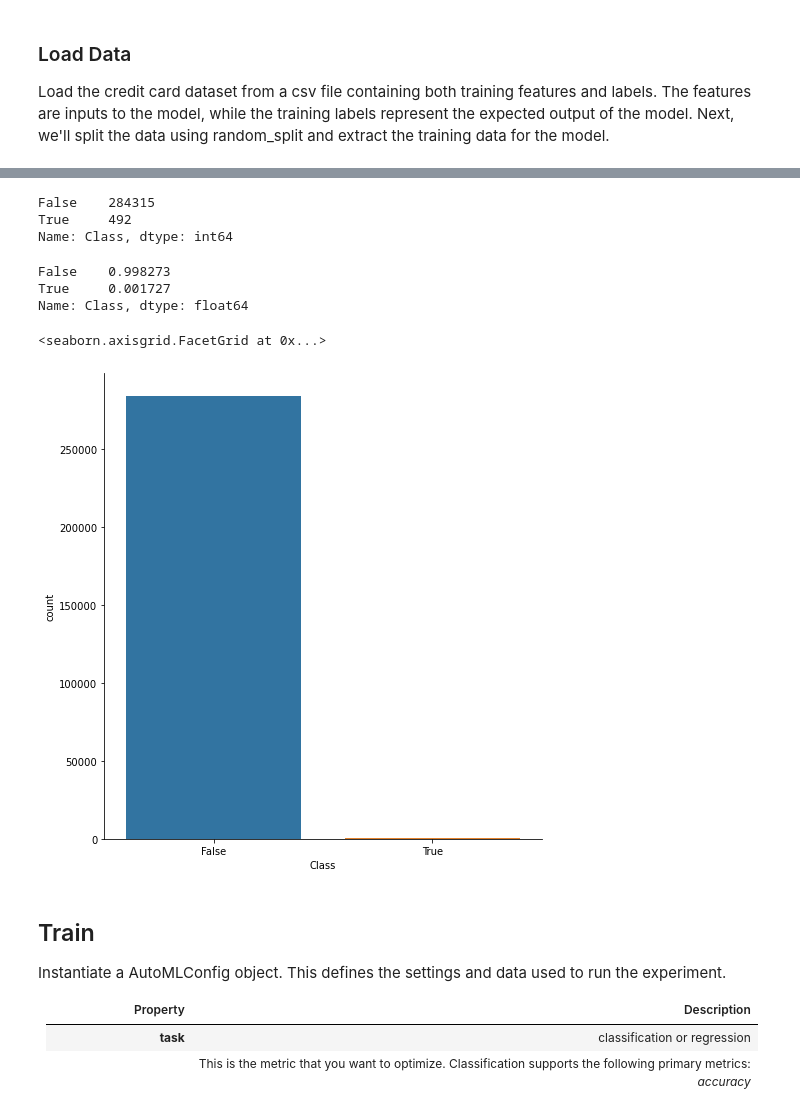
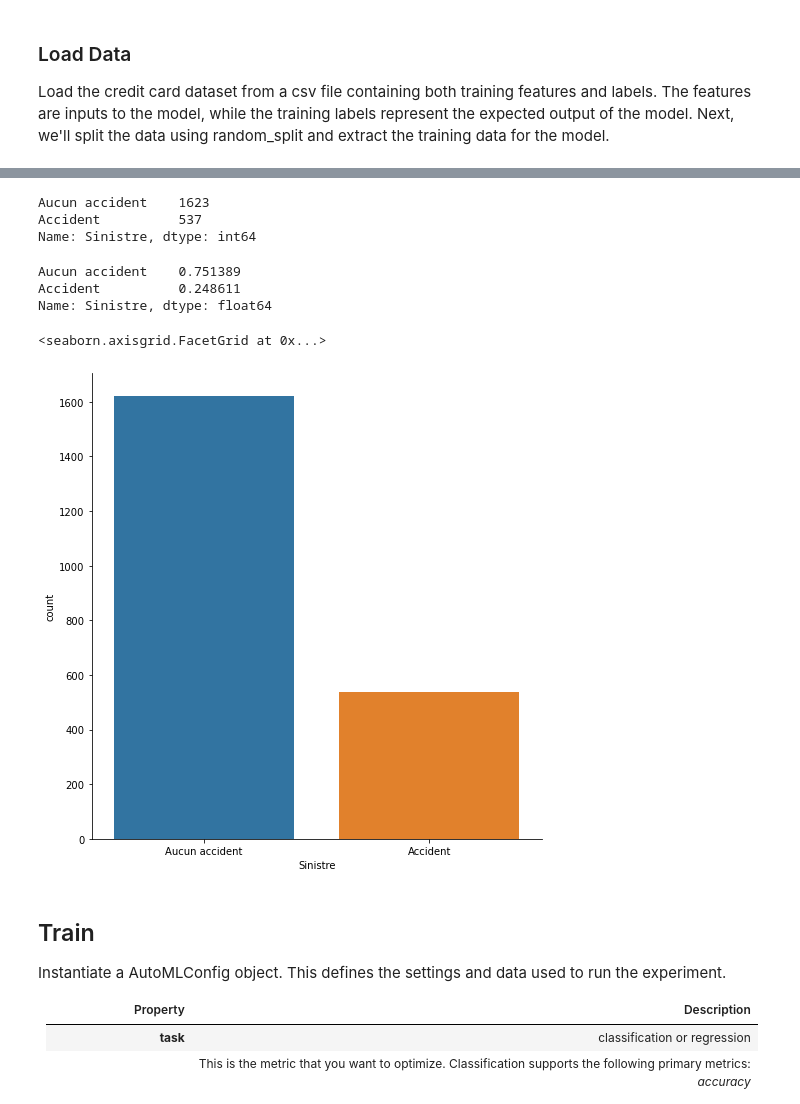
Before and after one commit to retkowsky/AMLlabs, a Jupyter notebook: Lab2 AutoML.ipynb, the cells around one changed output, grey strips where cells are left out. Cells and saved outputs as stored; diff of their text form; code cells hidden in the pictures.

```diff
--- a/Lab2 AutoML.ipynb
+++ b/Lab2 AutoML.ipynb
@@ -101,10 +100,10 @@ Minimum number of nodes requested have been provisioned
 
 Load the credit card dataset from a csv file containing both training features and labels. The features are inputs to the model, while the training labels represent the expected output of the model. Next, we'll split the data using random_split and extract the training data for the model.
 # %%
-data = "https://automlsamplenotebookdata.blob.core.windows.net/automl-sample-notebook-data/creditcard.csv"
+data = "https://raw.githubusercontent.com/retkowsky/DataSets-AutoML_AzureMLservice/master/Assurances.csv"
 dataset = Dataset.Tabular.from_delimited_files(data)
-training_data, validation_data = dataset.random_split(percentage=0.8, seed=223)
-label_column_name = 'Class'
+training_data, validation_data = dataset.random_split(percentage=0.7, seed=223)
+label_column_name = 'Sinistre'
 # %%
 df=dataset.to_pandas_dataframe()
 # %%
@@ -132,21 +130,21 @@ df.head()
 # %%
-df.Class.value_counts()
+df.Sinistre.value_counts()
 # %% [output]
-False    284315
-True     492
-Name: Class, dtype: int64
+Aucun accident    1623
+Accident          537
+Name: Sinistre, dtype: int64
 # %%
-df.Class.value_counts(normalize="true")
+df.Sinistre.value_counts(normalize="true")
 # %% [output]
-False    0.998273
-True     0.001727
-Name: Class, dtype: float64
+Aucun accident    0.751389
+Accident          0.248611
+Name: Sinistre, dtype: float64
 # %%
 import seaborn as sns
-sns.catplot(x="Class", kind="count", data=df, height=7)
+sns.catplot(x="Sinistre", kind="count", data=df, height=7)
 # %% [output]
 <seaborn.axisgrid.FacetGrid at 0x...>
-[figure, old version]
+[figure, new version]
 # %% [markdown]
 ## Train
 
```
Also changed, not shown: parts of 15 cells of this notebook.
